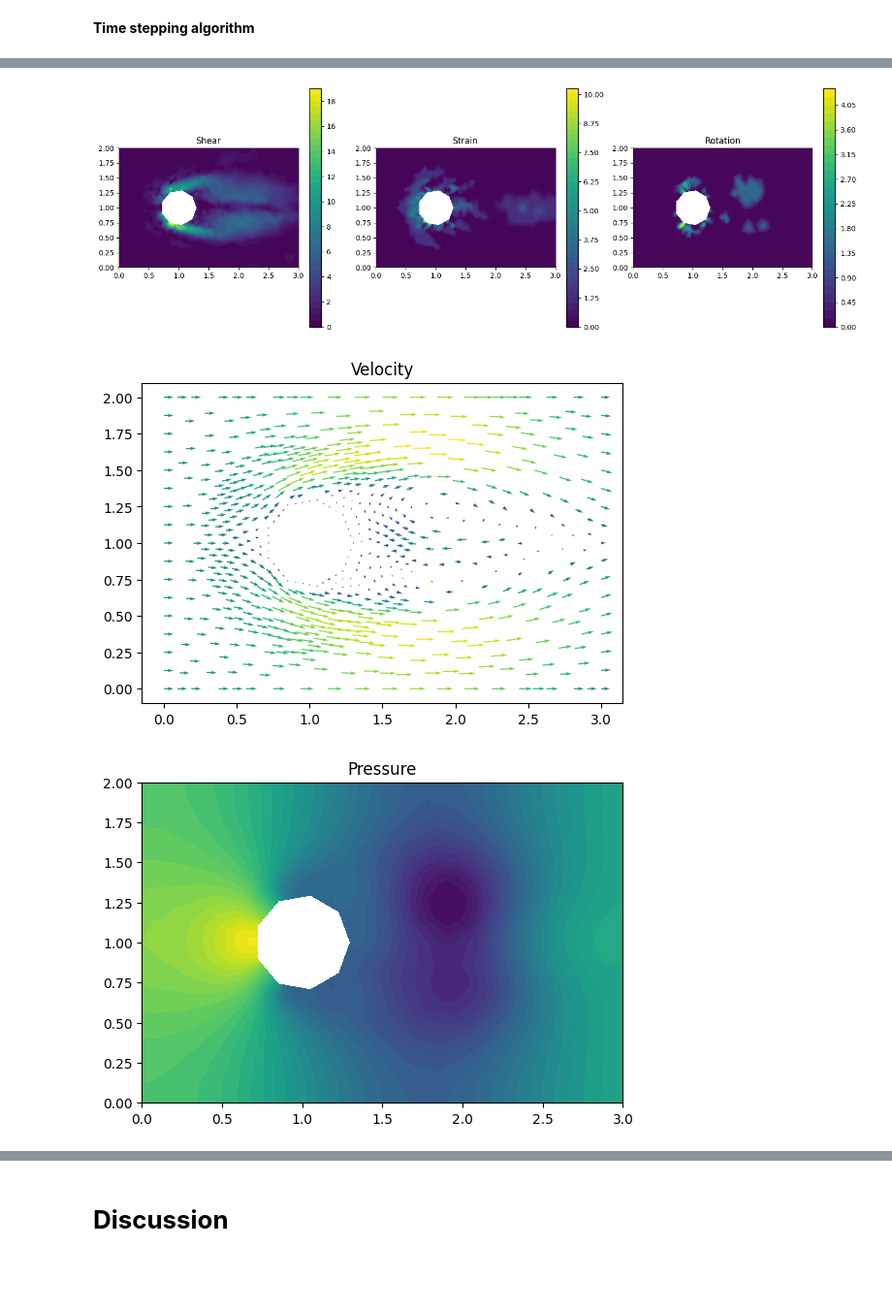
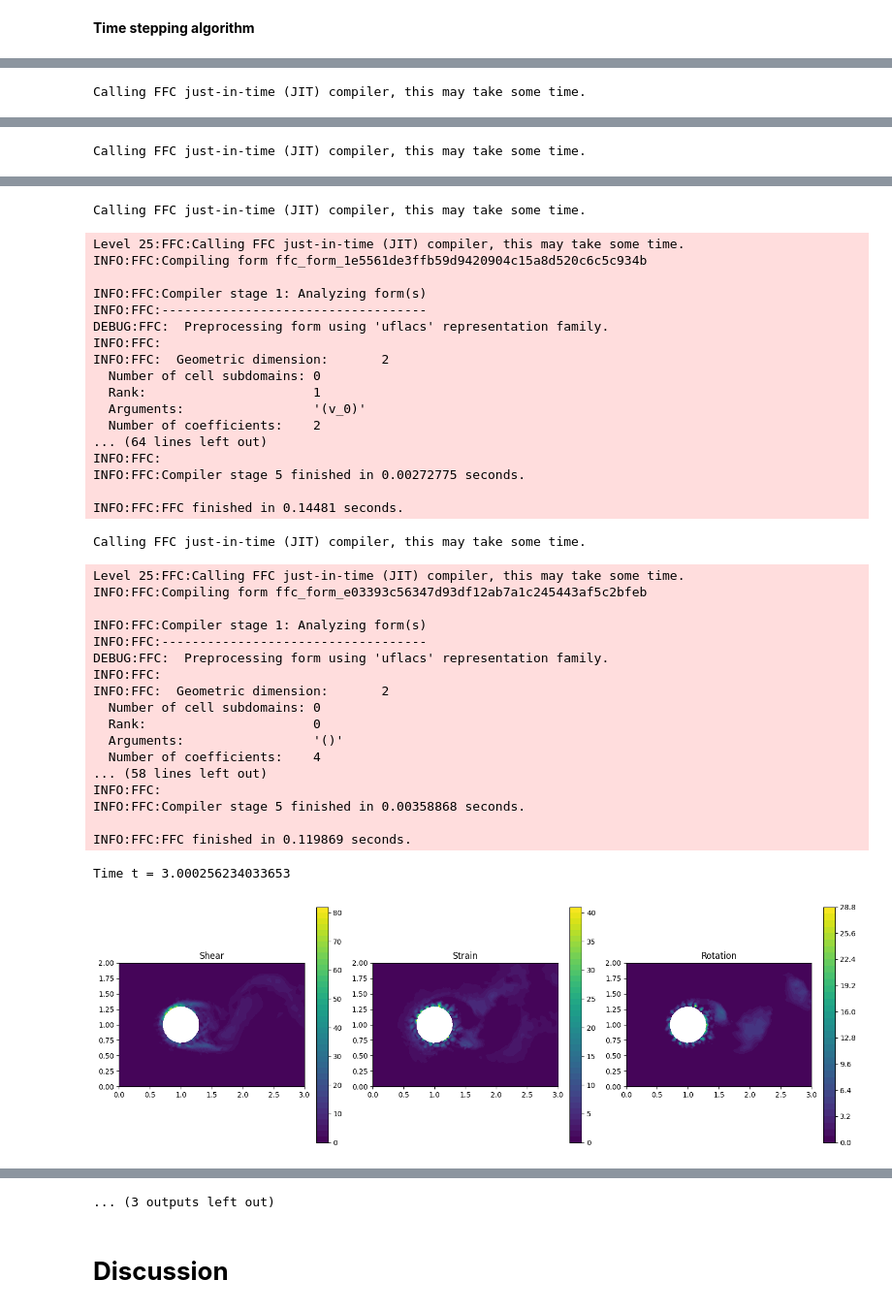
Before and after one commit to pouvelenc/DD2365-aflum, a Jupyter notebook: drag_crisis_project.ipynb, the cells around one changed output, grey strips where cells are left out. Shown at 97% size. Saved outputs shown, nothing was run; the diff lists cells and outputs as text; code cells hidden in the pictures; blank space fills up the shorter version.

```diff
--- a/drag_crisis_project.ipynb
+++ b/drag_crisis_project.ipynb
@@ -128,7 +128,7 @@ upper = Upper()
 skin_friction = Skin_Friction()
 
 # Generate mesh (examples with and without a hole in the mesh)
-resolution = 16
+resolution = 32
 #mesh = RectangleMesh(Point(0.0, 0.0), Point(L, H), L*resolution, H*resolution)
 #mesh = generate_mesh(Rectangle(Point(0.0,0.0), Point(L,H)) - Circle(Point(xc,yc),rc), resolution)
 mesh = generate_mesh(Rectangle(Point(0.0,0.0), Point(L,H)) - Circle(Point(xc,yc),rc) + Circle(Point(1.5,0.88),0.1), resolution)
@@ -266,11 +266,11 @@ n = FacetNormal(mesh)
 t = as_vector([n[1], -n[0]])
 C_alpha = 1.0e2
 alpha = C_alpha/h
-beta = 0.0
+beta = 10.0
 omega = 1.0
 
-# angular velocity
-u_t =
+# angular (tangential) velocity
+u_t = 1.0
 
 # Smagorinsky model (simplified)
 C_t = 1.0e-2
@@ -287,7 +287,7 @@ Fu = inner((u - u0)/dt + grad(um)*um1, v)*dx \
     + d1*inner((u - u0)/dt + grad(um)*um1 + grad(p1), grad(v)*um1)*dx \
     + d2*div(um)*div(v)*dx \
     + alpha*(inner(dot(um,n), dot(v,n)))*ds(5) \
-    + beta*(inner(dot(um,t), dot(v,t)))*ds(5)
+    + beta*(inner(dot(um,t) - u_t, dot(v,t)))*ds(5)
 
 au = lhs(Fu)
 Lu = rhs(Fu)
@@ -348,7 +348,7 @@ file_u = File("results-NS/u.pvd")
 file_p = File("results-NS/p.pvd")
 
 # Set plot frequency
-plot_time = 3
+plot_time = 4
 plot_freq = 1
 
 # Force computation data
@@ -365,7 +365,7 @@ start_sample_time = 1.0
 #!rm results-NS/*
 
 # Time stepping
-T = 3.1
+T = 4.1
 t = dt
 while t < T + DOLFIN_EPS:
 
@@ -494,0 +512 @@ Time t = 3.012624267922245
+Calling FFC just-in-time (JIT) compiler, this may take some time.
@@ -494,0 +530 @@ Time t = 3.012624267922245
+Calling FFC just-in-time (JIT) compiler, this may take some time.
@@ -495,3 +548,38 @@ Time t = 3.012624267922245
+Calling FFC just-in-time (JIT) compiler, this may take some time.
+Level 25:FFC:Calling FFC just-in-time (JIT) compiler, this may take some time.
+INFO:FFC:Compiling form ffc_form_1e5561de3ffb59d9420904c15a8d520c6c5c934b
+
+INFO:FFC:Compiler stage 1: Analyzing form(s)
+INFO:FFC:-----------------------------------
+DEBUG:FFC:  Preprocessing form using 'uflacs' representation family.
+INFO:FFC:
+INFO:FFC:  Geometric dimension:       2
+  Number of cell subdomains: 0
+  Rank:                      1
+  Arguments:                 '(v_0)'
+  Number of coefficients:    2
+... (64 lines left out)
+INFO:FFC:
+INFO:FFC:Compiler stage 5 finished in 0.00272775 seconds.
+
+INFO:FFC:FFC finished in 0.14481 seconds.
+Calling FFC just-in-time (JIT) compiler, this may take some time.
+Level 25:FFC:Calling FFC just-in-time (JIT) compiler, this may take some time.
+INFO:FFC:Compiling form ffc_form_e03393c56347d93df12ab7a1c245443af5c2bfeb
+
+INFO:FFC:Compiler stage 1: Analyzing form(s)
+INFO:FFC:-----------------------------------
+DEBUG:FFC:  Preprocessing form using 'uflacs' representation family.
+INFO:FFC:
+INFO:FFC:  Geometric dimension:       2
+  Number of cell subdomains: 0
+  Rank:                      0
+  Arguments:                 '()'
+  Number of coefficients:    4
+... (58 lines left out)
+INFO:FFC:
+INFO:FFC:Compiler stage 5 finished in 0.00358868 seconds.
+
+INFO:FFC:FFC finished in 0.119869 seconds.
+Time t = 3.000256234033653
-[figure, old version]
+[figure, new version]
-[figure, removed]
-[figure, removed]
@@ -499,3 +586,4 @@ Time t = 3.012624267922245
+... (3 outputs left out)
 # %% [markdown]
 # **Discussion**
 # %% [markdown]
```
Also changed, not shown: parts of 2 cells of this notebook.
